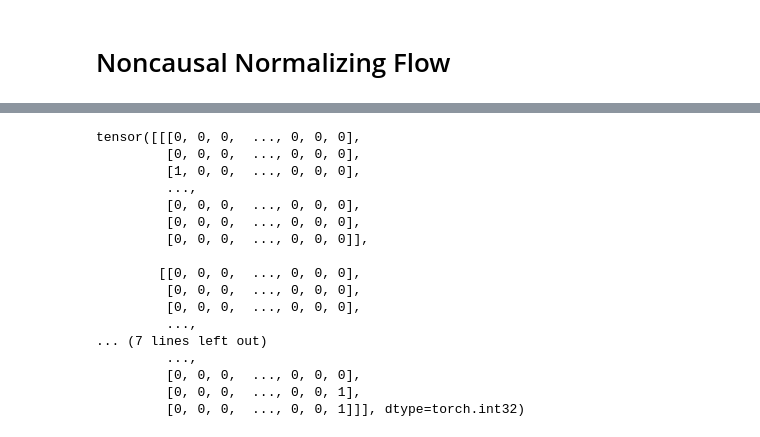
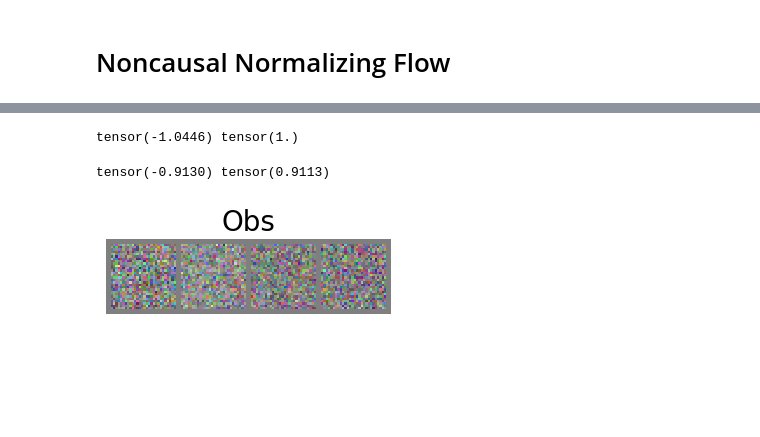
Before and after one commit to tree1111/CDRL, a Jupyter notebook: notebooks/Inspect Trained Models.ipynb, the cells around one changed output, grey strips where cells are left out. Cells and saved outputs as stored; diff of their text form; code cells hidden in the pictures; blank space fills up the shorter version.

```diff
--- a/notebooks/Inspect Trained Models.ipynb
+++ b/notebooks/Inspect Trained Models.ipynb
@@ -488,20 +495,31 @@ tensor(0, dtype=torch.int32) tensor(5, dtype=torch.int32)
 # %%
-print(obs_imgs[0])
+# sample from normal distribution
+num_samples = 4
+img_shape = (num_samples, 3, 28, 28)
+noise = torch.randn(img_shape)
+noise = noise / noise.max() #* 255.
+noise.type(torch.int)
+
+# Transform z to x by inverting the flows
+ldj = torch.zeros(img_shape[0])
+for idx, flow in enumerate((model.flows)):
+    z, ldj = flow(noise, ldj, reverse=True)
+    # if idx == len(model.flows) - 2:
+    #     break
+
+print(z.min(), z.max())
+obs_imgs = z
 # %% [output]
-tensor([[[0, 0, 0,  ..., 0, 0, 0],
-         [0, 0, 0,  ..., 0, 0, 0],
-         [1, 0, 0,  ..., 0, 0, 0],
-         ...,
-         [0, 0, 0,  ..., 0, 0, 0],
-         [0, 0, 0,  ..., 0, 0, 0],
-         [0, 0, 0,  ..., 0, 0, 0]],
-
-        [[0, 0, 0,  ..., 0, 0, 0],
-         [0, 0, 0,  ..., 0, 0, 0],
-         [0, 0, 0,  ..., 0, 0, 0],
-         ...,
-... (7 lines left out)
-         ...,
-         [0, 0, 0,  ..., 0, 0, 0],
-         [0, 0, 0,  ..., 0, 0, 1],
-         [0, 0, 0,  ..., 0, 0, 1]]], dtype=torch.int32)
+tensor(-1.0446) tensor(1.)
+# %%
+new_obs_imgs = torch.zeros_like(obs_imgs)
+for idx, image in enumerate(obs_imgs):
+    new_image = (image - image.min()) / (image.max() - image.min())
+    new_obs_imgs[idx, ...] = new_image
+
+print(image.min(), image.max())
+
+show_imgs(new_obs_imgs, title='Obs')
+# %% [output]
+tensor(-0.9130) tensor(0.9113)
+[figure, added]
```
Also changed, not shown: parts of 3 cells of this notebook, 3 other files.
